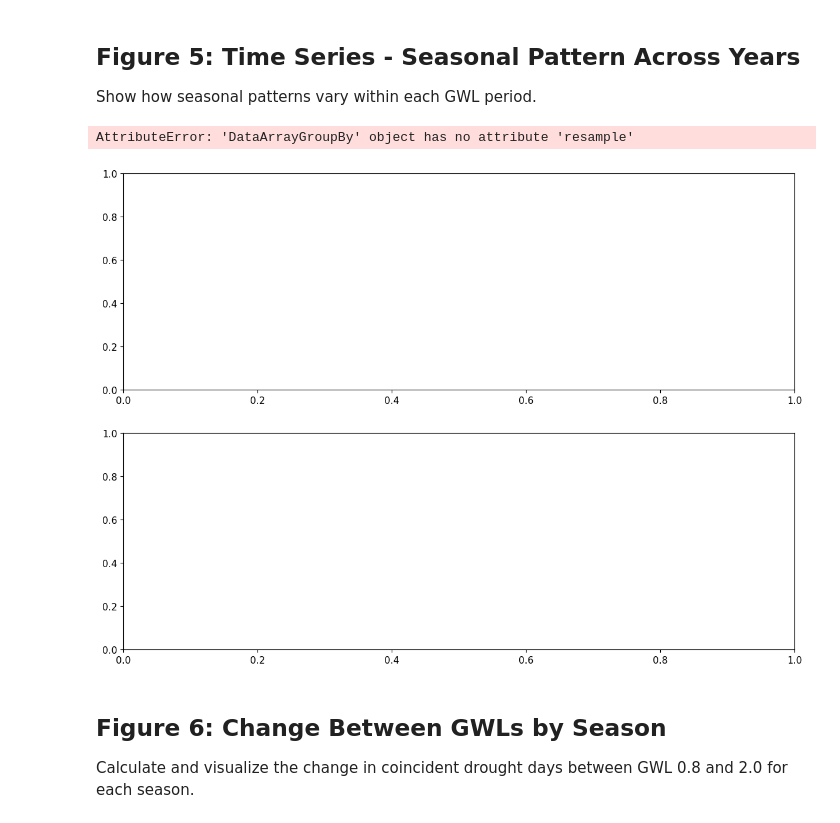
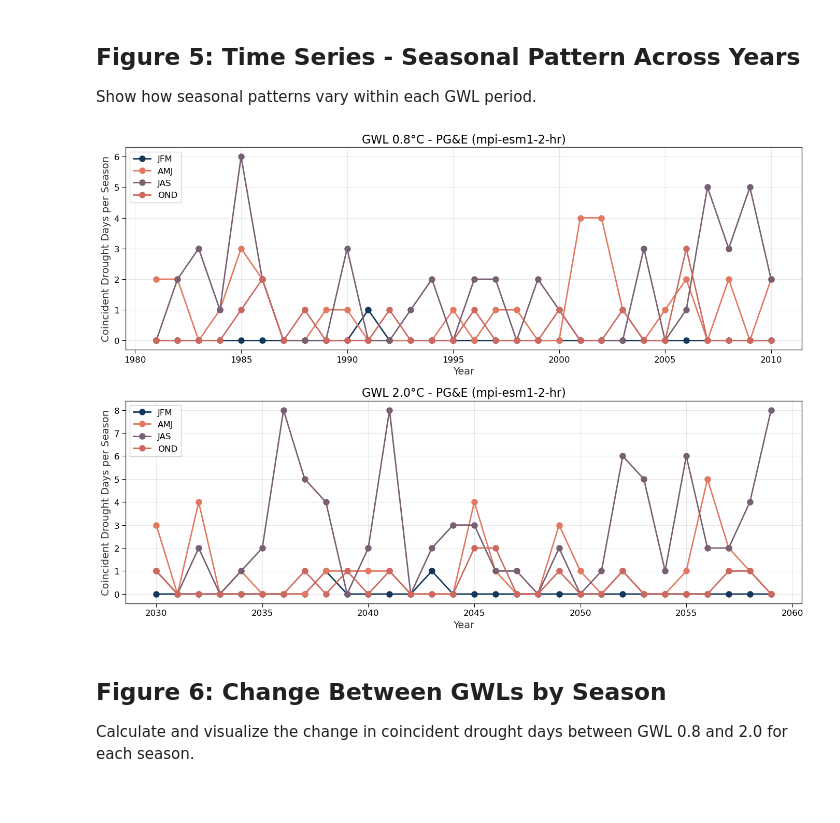
Before and after one commit to Eagle-Rock-Analytics/renewable-analysis, a Jupyter notebook: notebooks/coincident_drought/seasonal_coincident_drought_analysis.ipynb, the cells around one changed output. Saved outputs shown, nothing was run; the diff lists cells and outputs as text; code cells hidden in the pictures.

```diff
--- a/notebooks/coincident_drought/seasonal_coincident_drought_analysis.ipynb
+++ b/notebooks/coincident_drought/seasonal_coincident_drought_analysis.ipynb
@@ -12,7 +12,12 @@ import pyproj
 import geopandas as gpd
 
 from renewable_data_load import *
+from plotting_config import model_colors, gwl_colors, model_markers
+
 from climakitae.util.utils import clip_to_shapefile
+plt.style.use('../../renewable_analysis.mplstyle')
+
+# Load standardized plotting style
 # %% [markdown]
 # Seasonal Coincident Drought Analysis
 
@@ -45,16 +43,19 @@ plt.rcParams['figure.titlesize'] = 16
 # %%
 # Analysis parameters
-drought_threshold = 0.2  # Regional drought when >20% of area in drought
 target_gwls = [0.8, 2.0]
 simulations = ["mpi-esm1-2-hr", "miroc6", "taiesm1", "ec-earth3"]
-seasons = ['DJF', 'MAM', 'JJA', 'SON']
+seasons = ['JFM', 'AMJ', 'JAS', 'OND']
 
 # Utility regions
 utility_regions = ["PG&E", "SCE", "SDG&E", "IID", "LDWP", "NCNC", "WECC_NW", "WECC_SW", 'WECC_MTN']
 
 # Data paths
-data_dir = Path("drought_masks")
+data_dir = Path("../../data/drought_masks")
 shapefile_path = Path("../../data/load_zone_shapefiles/allLoadZones.shp")
+
+# Data parameters
+domain = "d02"
+variable = "cf"
 
 # WRF CRS
 wrf_crs = pyproj.CRS(
@@ -229,9 +269,8 @@ for gwl in target_gwls:
             pv_data = drought_data[gwl][sim][region]['pv']
             wind_data = drought_data[gwl][sim][region]['wind']
 
-            metrics = calculate_seasonal_drought_metrics(
-                pv_data, wind_data, threshold=drought_threshold
-            )
+            # Masks are already binary, no threshold needed
+            metrics = calculate_seasonal_drought_metrics(pv_data, wind_data)
             drought_metrics[gwl][sim][region] = metrics
 
         print("✓")
@@ -530,44 +650,60 @@ Show how seasonal patterns vary within each GWL period.
 # %%
 # Time series of seasonal coincident drought for selected region
 selected_region = "PG&E"
 selected_sim = "mpi-esm1-2-hr"
 
 fig, axes = plt.subplots(2, 1, figsize=(14, 10))
 
 for idx, gwl in enumerate(target_gwls):
     ax = axes[idx]
 
-    # Get data for this region and simulation
-    pv_data = drought_data[gwl][selected_sim][selected_region]['pv']
-    wind_data = drought_data[gwl][selected_sim][selected_region]['wind']
+    # Get data for this region and simulation (already binary masks)
+    pv_mask = drought_data[gwl][selected_sim][selected_region]['pv']
+    wind_mask = drought_data[gwl][selected_sim][selected_region]['wind']
 
-    # Create masks
-    pv_mask = (pv_data > drought_threshold).astype(int)
-    wind_mask = (wind_data > drought_threshold).astype(int)
+    # Masks are already binary (0/1)
+    pv_mask = pv_mask.astype(int)
+    wind_mask = wind_mask.astype(int)
     coincident_mask = (pv_mask == 1) & (wind_mask == 1)
 
-    # Group by season and year, then count
-    coincident_seasonal = coincident_mask.groupby('time.season').resample(time='YE').sum()
+    # Create custom season labels for each day based on month
+    month_to_season = {
+        1: 'JFM', 2: 'JFM', 3: 'JFM',
+        4: 'AMJ', 5: 'AMJ', 6: 'AMJ',
+        7: 'JAS', 8: 'JAS', 9: 'JAS',
+        10: 'OND', 11: 'OND', 12: 'OND'
+    }
+
+    months = coincident_mask.time.dt.month.values
+    season_labels = xr.DataArray(
+        [month_to_season[m] for m in months],
+        dims=['time'],
+        coords={'time': coincident_mask.time}
+    )
+
+    # Group by season and year, then sum
+    coincident_by_season = coincident_mask.groupby(season_labels)
 
     # Plot each season
     for season in seasons:
-        if season in coincident_seasonal.groups:
-            season_data = coincident_seasonal.sel(season=season)
-            ax.plot(season_data.time.dt.year, season_data.values,
-                   marker='o', label=season, linewidth=2)
+        season_data = coincident_by_season[season]
+        # Resample to yearly and sum within each year
+        yearly = season_data.resample(time='YE').sum()
+
+        ax.plot(yearly.time.dt.year, yearly.values,
+               marker='o', label=season, linewidth=2)
 
     ax.set_xlabel('Year')
     ax.set_ylabel('Coincident Drought Days per Season')
     ax.set_title(f'GWL {gwl}°C - {selected_region} ({selected_sim})')
     ax.legend()
     ax.grid(alpha=0.3)
 
 plt.tight_layout()
 plt.savefig(f'seasonal_timeseries_{selected_region}_{selected_sim}.png', dpi=300, bbox_inches='tight')
 plt.show()
 # %% [output]
-AttributeError: 'DataArrayGroupBy' object has no attribute 'resample'
-[figure, old version]
+[figure, new version]
 # %% [markdown]
 ## Figure 6: Change Between GWLs by Season
 
```
Also changed, not shown: parts of 18 cells of this notebook, 7 other files.
